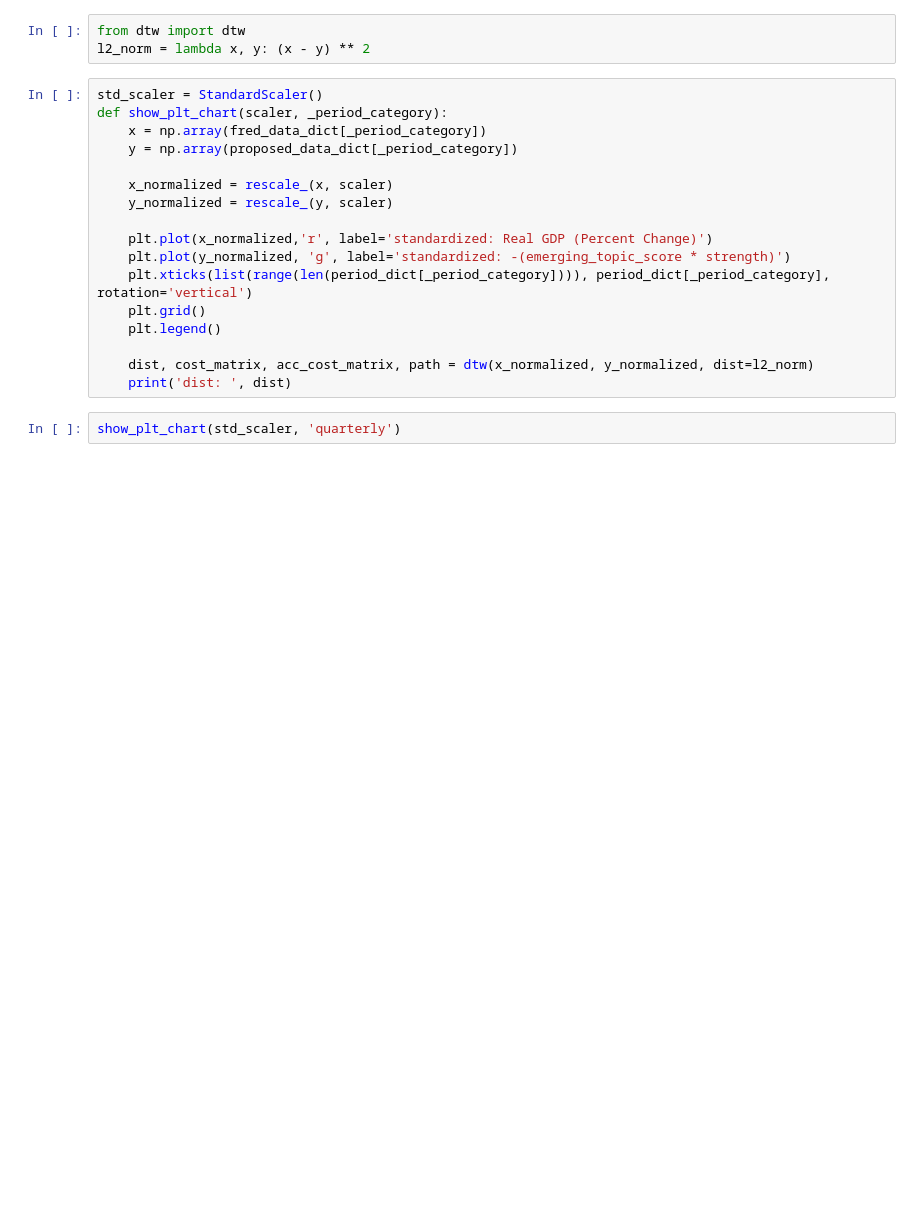
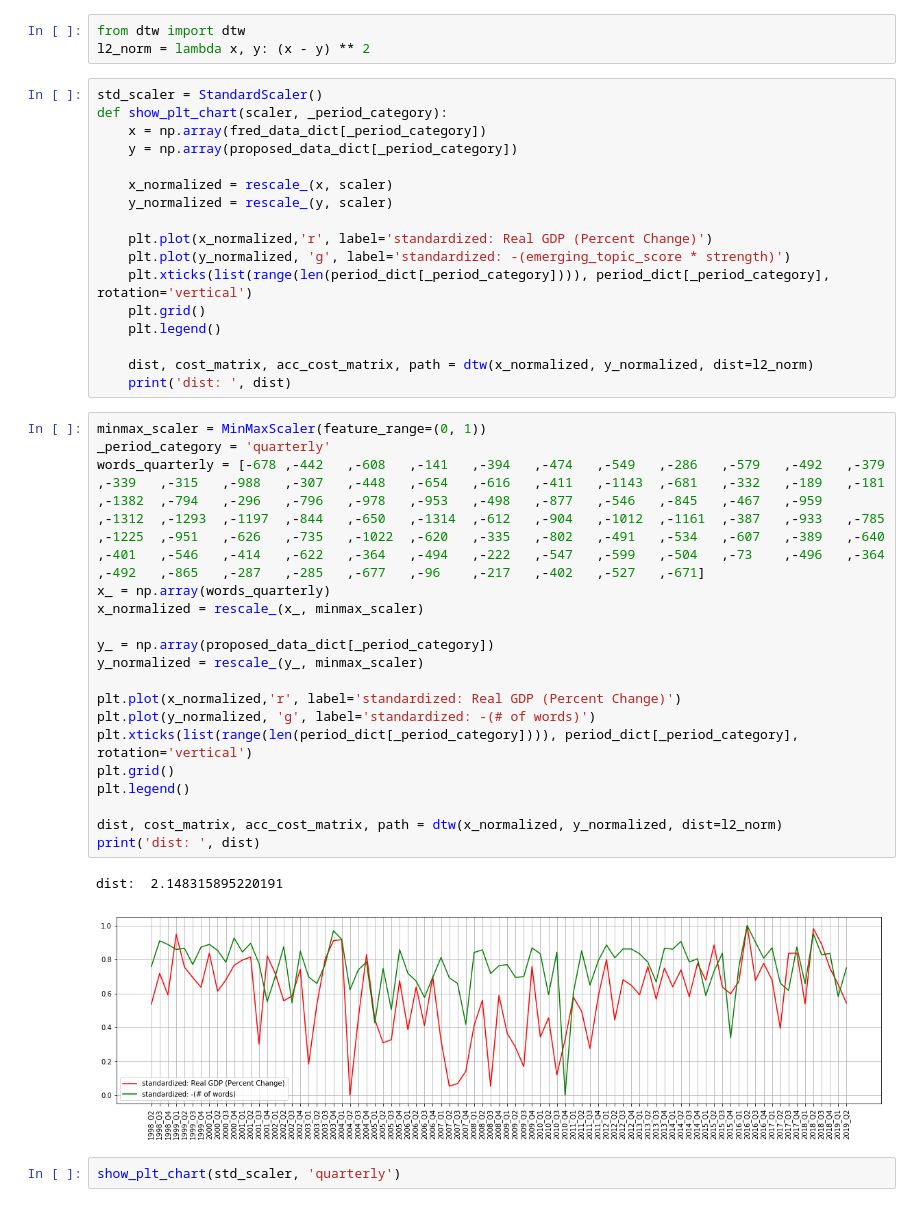
Before and after one commit to fagan2888/bis_speeches_text_bigram_frequency, a Jupyter notebook: source/check_standardized_data_plot.ipynb, the cells around one changed output. Drawn from its saved outputs; the diff is of its cells as text; blank space fills up the shorter version.

Commit message:
words plot

```diff
--- a/source/check_standardized_data_plot.ipynb
+++ b/source/check_standardized_data_plot.ipynb
@@ -138,6 +138,27 @@ def show_plt_chart(scaler, _period_category):
 
     dist, cost_matrix, acc_cost_matrix, path = dtw(x_normalized, y_normalized, dist=l2_norm)
     print('dist: ', dist)
+# %%
+minmax_scaler = MinMaxScaler(feature_range=(0, 1))
+_period_category = 'quarterly'
+words_quarterly = [-678	,-442	,-608	,-141	,-394	,-474	,-549	,-286	,-579	,-492	,-379	,-339	,-315	,-988	,-307	,-448	,-654	,-616	,-411	,-1143	,-681	,-332	,-189	,-181	,-1382	,-794	,-296	,-796	,-978	,-953	,-498	,-877	,-546	,-845	,-467	,-959	,-1312	,-1293	,-1197	,-844	,-650	,-1314	,-612	,-904	,-1012	,-1161	,-387	,-933	,-785	,-1225	,-951	,-626	,-735	,-1022	,-620	,-335	,-802	,-491	,-534	,-607	,-389	,-640	,-401	,-546	,-414	,-622	,-364	,-494	,-222	,-547	,-599	,-504	,-73	,-496	,-364	,-492	,-865	,-287	,-285	,-677	,-96	,-217	,-402	,-527	,-671]
+x_ = np.array(words_quarterly)
+x_normalized = rescale_(x_, minmax_scaler)
+
+y_ = np.array(proposed_data_dict[_period_category])
+y_normalized = rescale_(y_, minmax_scaler)
+
+plt.plot(x_normalized,'r', label='standardized: Real GDP (Percent Change)')
+plt.plot(y_normalized, 'g', label='standardized: -(# of words)')
+plt.xticks(list(range(len(period_dict[_period_category]))), period_dict[_period_category], rotation='vertical')
+plt.grid()
+plt.legend()
+
+dist, cost_matrix, acc_cost_matrix, path = dtw(x_normalized, y_normalized, dist=l2_norm)
+print('dist: ', dist)
+# %% [output]
+dist:  2.148315895220191
+[figure, added]
 # %%
 show_plt_chart(std_scaler, 'quarterly')
 # %% [output]
```
Also changed, not shown: parts of 2 cells of this notebook.
